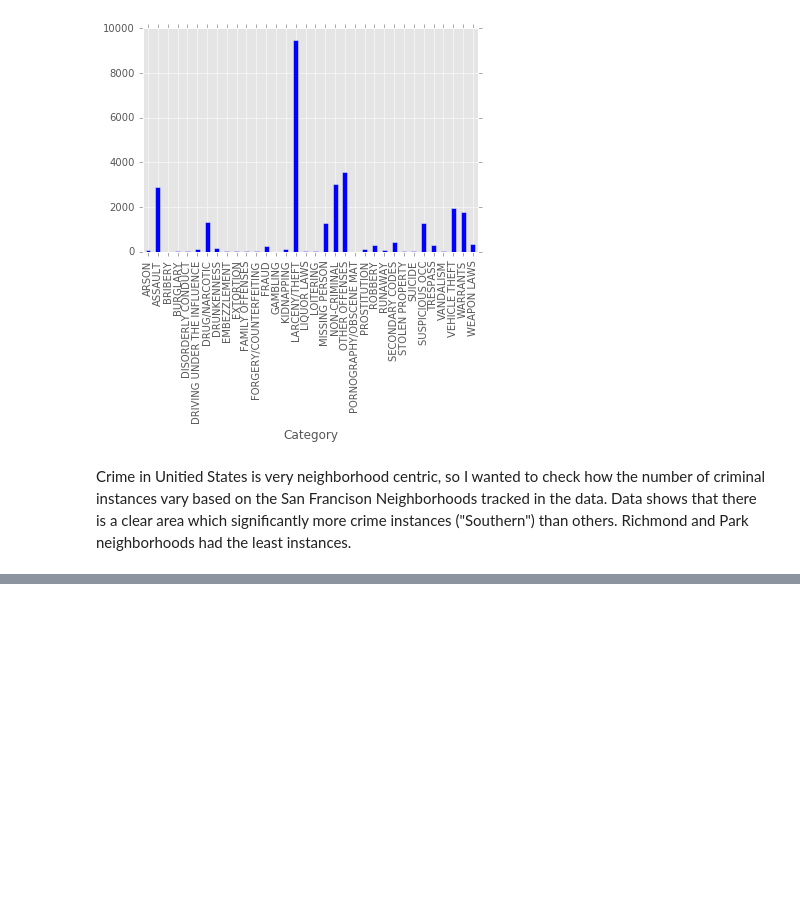
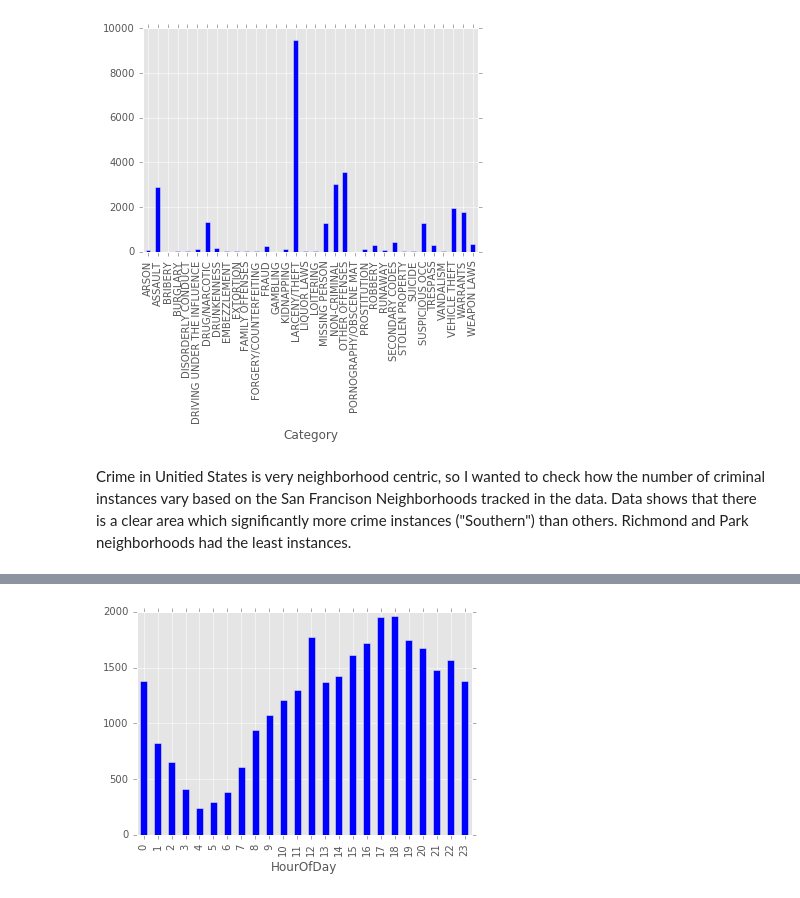
Before and after one commit to a-d-i/dssfodata, a Jupyter notebook: sfocrimeanalysis.ipynb, the cells around one changed output, grey strips where cells are left out. Drawn from its saved outputs; the diff is of its cells as text; code cells hidden in the pictures; blank space fills up the shorter version.

```diff
--- a/sfocrimeanalysis.ipynb
+++ b/sfocrimeanalysis.ipynb
@@ -38 +42,9 @@ map.drawmapboundary(fill_color='aqua')
 [figure]
+# %%
+def get_hour(row):
+    return int(row['Time'].split(":")[0])
+
+df['HourOfDay'] = df.apply(lambda row: get_hour(row), axis=1)
+df.groupby('HourOfDay').size().plot(kind='bar');
+# %% [output]
+[figure, added]
```
Also changed, not shown: parts of 9 cells of this notebook.
